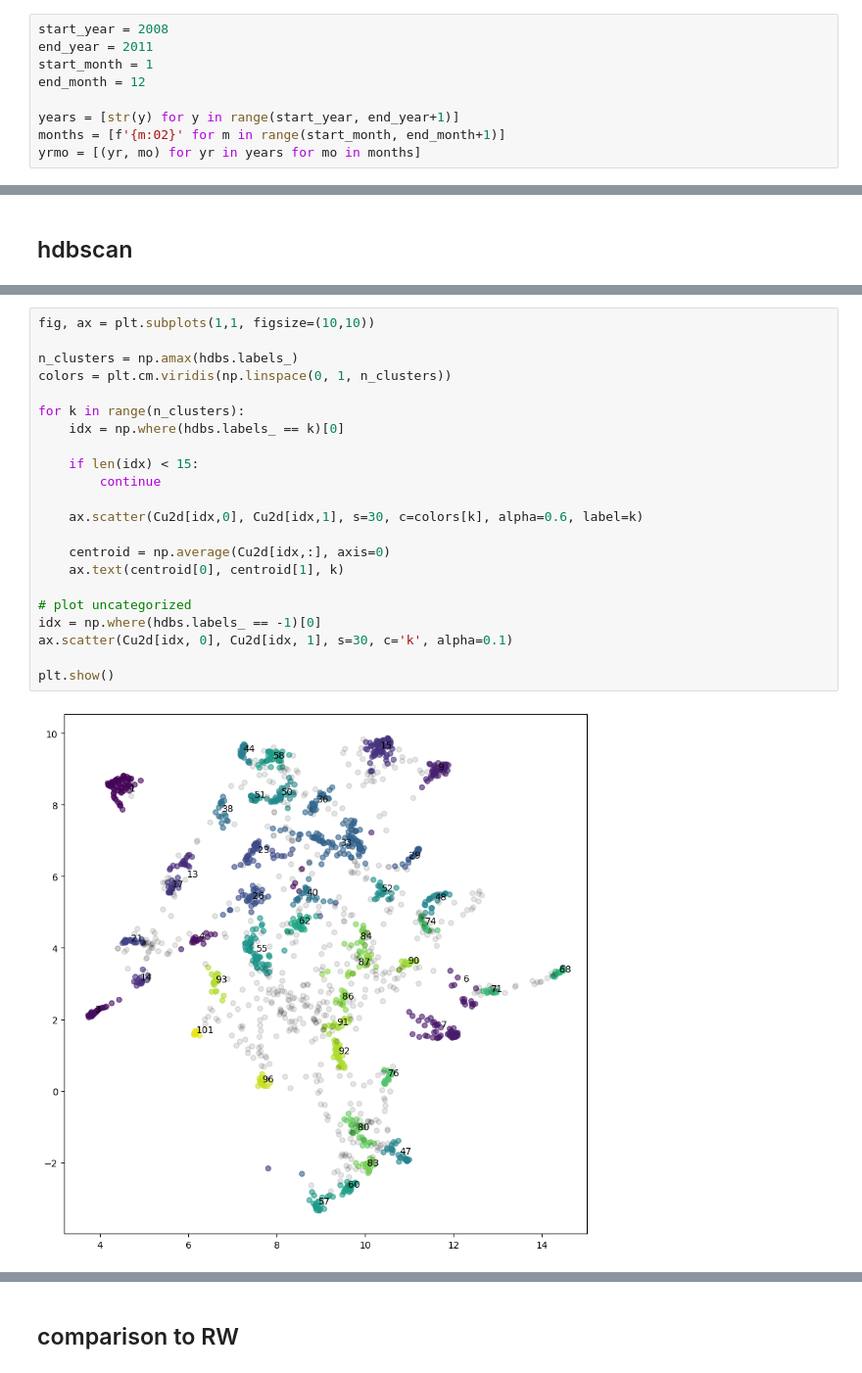
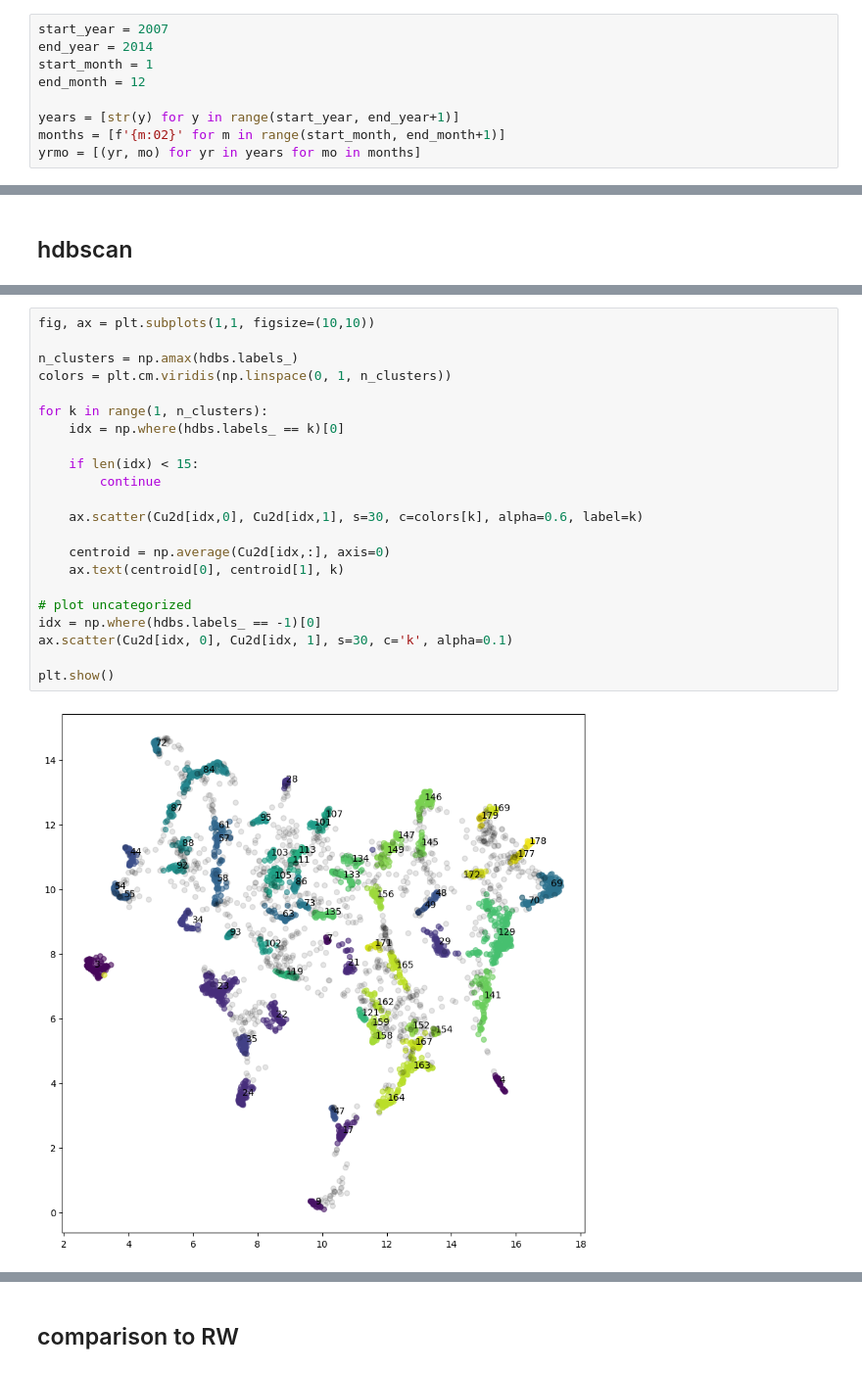
Before and after one commit to stmorse/dtm, a Jupyter notebook: notebooks/sandbox.ipynb, the cells around one changed output, grey strips where cells are left out. Shown at 98% size. Drawn from its saved outputs; the diff is of its cells as text.

```diff
--- a/notebooks/sandbox.ipynb
+++ b/notebooks/sandbox.ipynb
@@ -18,8 +18,8 @@ from scipy.spatial.distance import pdist, squareform
 # %%
 base_path = '/sciclone/geograd/stmorse/reddit/mbkm_50'
 # %%
-start_year = 2008
-end_year = 2011
+start_year = 2007
+end_year = 2014
 start_month = 1
 end_month = 12
 
@@ -249,25 +248,25 @@ np.unique(hdbs.labels_, return_counts=True)
 # %%
 fig, ax = plt.subplots(1,1, figsize=(10,10))
 
 n_clusters = np.amax(hdbs.labels_)
 colors = plt.cm.viridis(np.linspace(0, 1, n_clusters))
 
-for k in range(n_clusters):
+for k in range(1, n_clusters):
     idx = np.where(hdbs.labels_ == k)[0]
 
     if len(idx) < 15:
         continue
 
     ax.scatter(Cu2d[idx,0], Cu2d[idx,1], s=30, c=colors[k], alpha=0.6, label=k)
 
     centroid = np.average(Cu2d[idx,:], axis=0)
     ax.text(centroid[0], centroid[1], k)
 
 # plot uncategorized
 idx = np.where(hdbs.labels_ == -1)[0]
 ax.scatter(Cu2d[idx, 0], Cu2d[idx, 1], s=30, c='k', alpha=0.1)
 
 plt.show()
 # %% [output]
-[figure, old version]
+[figure, new version]
 # %%
```
Also changed, not shown: parts of 13 cells of this notebook, 2 other files.
